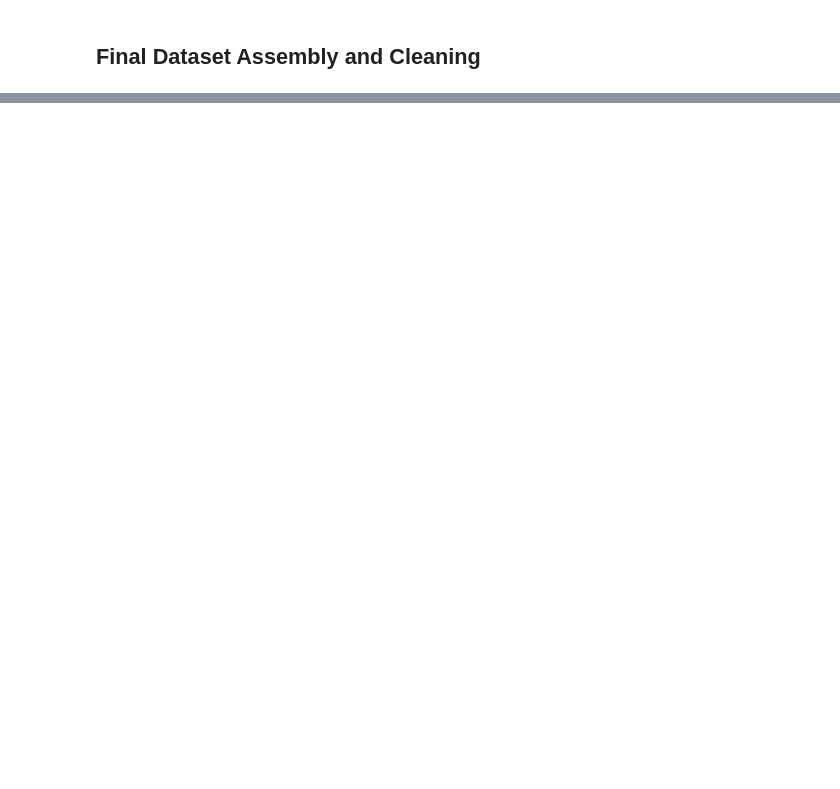
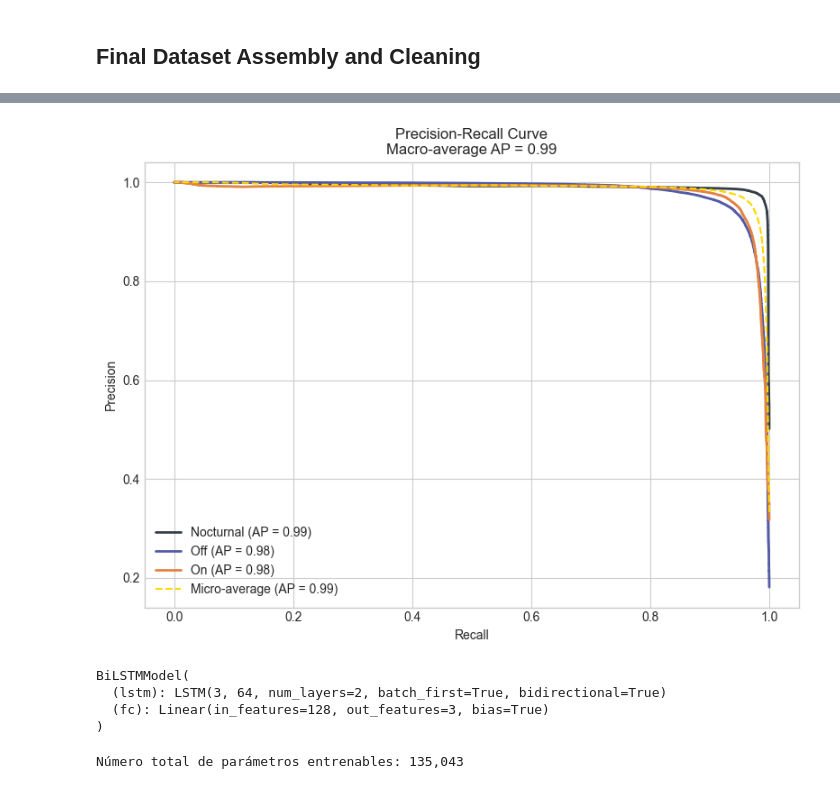
Before and after one commit to jorgelizarazo94/BoutScout_Model, a Jupyter notebook: supplementary_1.ipynb, the cells around one changed output, grey strips where cells are left out. Saved outputs shown, nothing was run; the diff lists cells and outputs as text; code cells hidden in the pictures; blank space fills up the shorter version.

```diff
--- a/supplementary_1.ipynb
+++ b/supplementary_1.ipynb
@@ -114,0 +472,17 @@ plt.show()
+# %%
+model.eval()
+all_preds = []
+all_labels = []
+# %%
+with torch.no_grad():
+    for X_val, y_val in val_loader:
+        X_val, y_val = X_val.to(device), y_val.to(device)
+        outputs = model(X_val)
+
+        outputs = torch.argmax(outputs, dim=2)  # (batch_size, seq_len)
+
+        all_preds.extend(outputs.cpu().numpy().reshape(-1))
+        all_labels.extend(y_val.cpu().numpy().reshape(-1))
+
+# === Clasificación y matriz de confusión ===
+label_names = ['Nocturnal', 'Off', 'On']
@@ -114,0 +546,58 @@ plt.show()
+# %%
+# Assuming y_true_bin and y_scores are already defined as above
+n_classes = y_true_bin.shape[1]
+
+# Micro-average
+precision_micro, recall_micro, _ = precision_recall_curve(y_true_bin.ravel(), y_scores.ravel())
+average_precision_micro = average_precision_score(y_true_bin, y_scores, average="micro")
+
+# Macro-average (compute separately for each class and then average)
+precision_macro = dict()
+recall_macro = dict()
+average_precision_macro = []
+
+for i in range(n_classes):
+    precision_macro[i], recall_macro[i], _ = precision_recall_curve(y_true_bin[:, i], y_scores[:, i])
+    ap = average_precision_score(y_true_bin[:, i], y_scores[:, i])
+    average_precision_macro.append(ap)
+
+average_precision_macro = np.mean(average_precision_macro)
+
+# === Plot ===
+plt.figure(figsize=(8, 6))
+colors = cycle(['#333E48', '#535AA6', '#E28342'])
+label_names = ['Nocturnal', 'Off', 'On']
+
+# Per class
+for i, color in zip(range(n_classes), colors):
+    plt.plot(recall_macro[i], precision_macro[i], lw=2, color=color,
+             label=f"{label_names[i]} (AP = {average_precision_score(y_true_bin[:, i], y_scores[:, i]):.2f})")
+
+# Micro
+plt.plot(recall_micro, precision_micro, linestyle='--', color='gold',
+         label=f"Micro-average (AP = {average_precision_micro:.2f})")
+
+# Macro (optional, just as text if curves already plotted above)
+plt.title(f"Precision-Recall Curve\nMacro-average AP = {average_precision_macro:.2f}")
+plt.xlabel("Recall")
+plt.ylabel("Precision")
+plt.legend(loc="lower left")
+plt.grid(True)
+plt.tight_layout()
+plt.show()
+# %% [output]
+[figure, added]
+# %%
+print(model)
+# %% [output]
+BiLSTMModel(
+  (lstm): LSTM(3, 64, num_layers=2, batch_first=True, bidirectional=True)
+  (fc): Linear(in_features=128, out_features=3, bias=True)
+)
+# %%
+def count_parameters(model):
+    return sum(p.numel() for p in model.parameters() if p.requires_grad)
+
+print(f"Número total de parámetros entrenables: {count_parameters(model):,}")
+# %% [output]
+Número total de parámetros entrenables: 135,043
```
Also changed, not shown: parts of 48 cells of this notebook.
